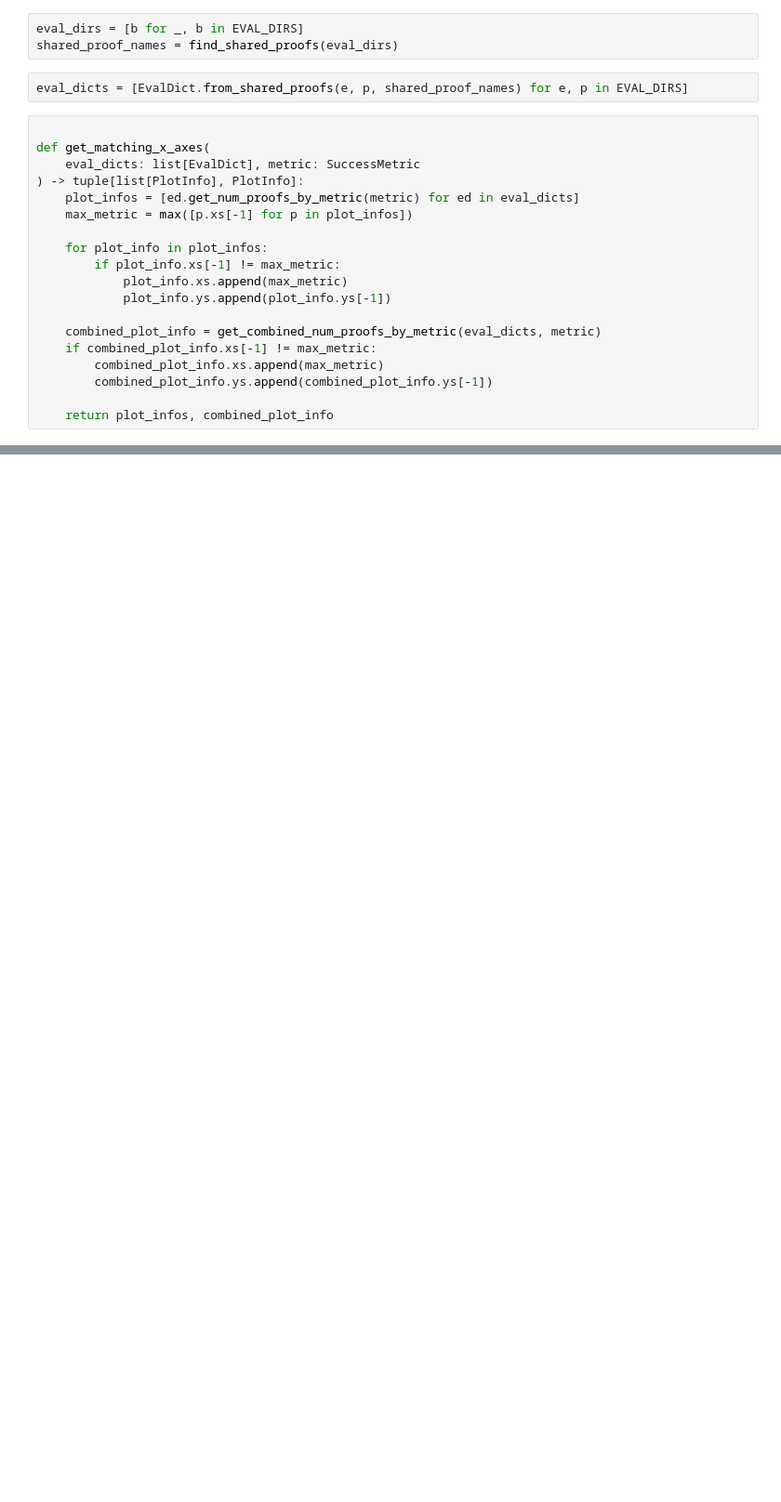
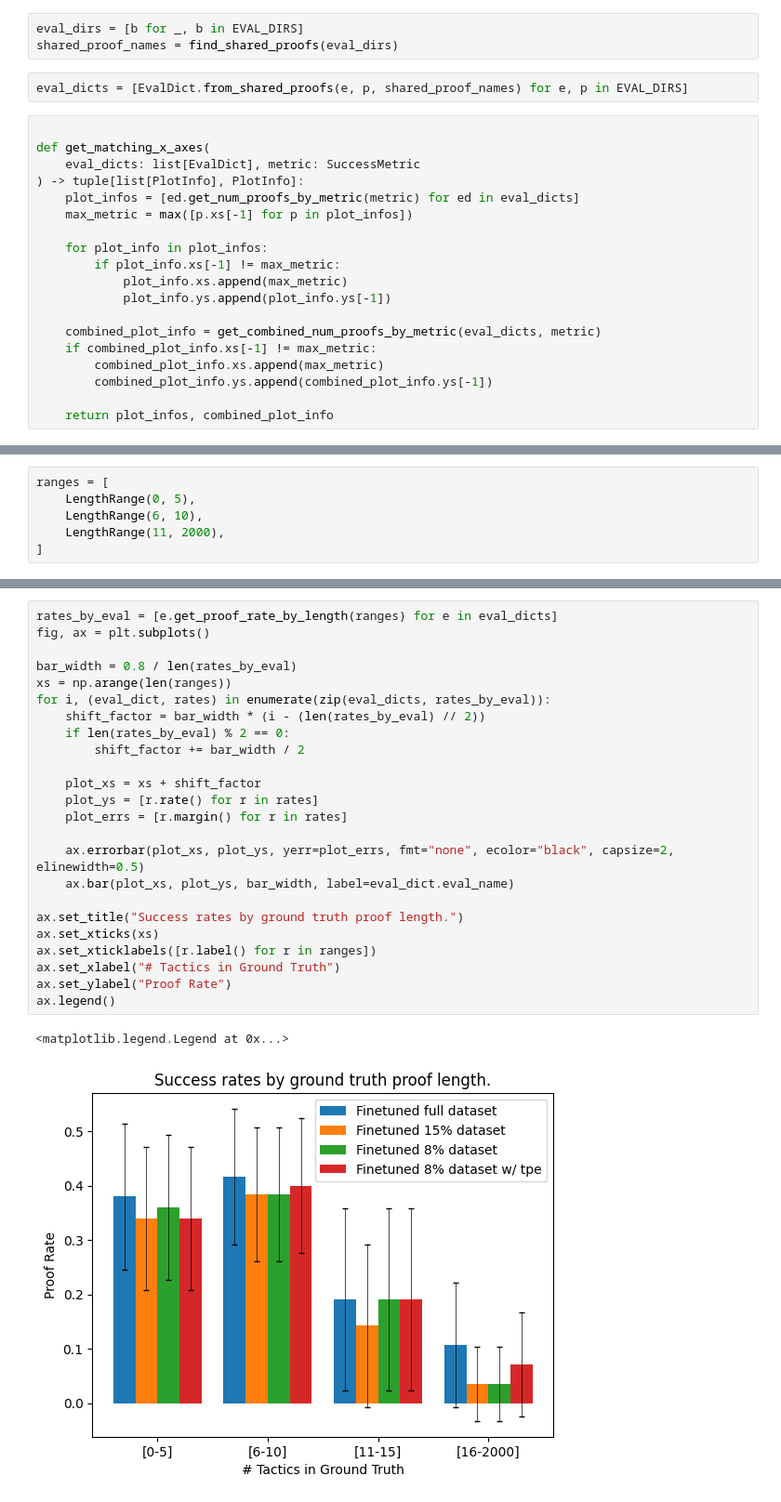
Before and after one commit to rkthomps/coq-modeling, a Jupyter notebook: notebooks/evaluation/plot_eval.ipynb, the cells around one changed output, grey strips where cells are left out. Shown at 93% size. Cells and saved outputs as stored; diff of their text form; blank space fills up the shorter version.

Commit message:
Add accuracy by ground truth length to evaluation

```diff
--- a/notebooks/evaluation/plot_eval.ipynb
+++ b/notebooks/evaluation/plot_eval.ipynb
@@ -92,0 +91,6 @@ get_shortest_failed_proof(EVAL_DIRS, "/home/ubuntu/coq-modeling/failed-examples"
+# %%
+ranges = [
+    LengthRange(0, 5),
+    LengthRange(6, 10),
+    LengthRange(11, 2000),
+]
@@ -92,0 +111,27 @@ get_shortest_failed_proof(EVAL_DIRS, "/home/ubuntu/coq-modeling/failed-examples"
+# %%
+rates_by_eval = [e.get_proof_rate_by_length(ranges) for e in eval_dicts]
+fig, ax = plt.subplots()
+
+bar_width = 0.8 / len(rates_by_eval)
+xs = np.arange(len(ranges))
+for i, (eval_dict, rates) in enumerate(zip(eval_dicts, rates_by_eval)):
+    shift_factor = bar_width * (i - (len(rates_by_eval) // 2))
+    if len(rates_by_eval) % 2 == 0:
+        shift_factor += bar_width / 2
+
+    plot_xs = xs + shift_factor
+    plot_ys = [r.rate() for r in rates]
+    plot_errs = [r.margin() for r in rates]
+
+    ax.errorbar(plot_xs, plot_ys, yerr=plot_errs, fmt="none", ecolor="black", capsize=2, elinewidth=0.5)
+    ax.bar(plot_xs, plot_ys, bar_width, label=eval_dict.eval_name)
+
+ax.set_title("Success rates by ground truth proof length.")
+ax.set_xticks(xs)
+ax.set_xticklabels([r.label() for r in ranges])
+ax.set_xlabel("# Tactics in Ground Truth")
+ax.set_ylabel("Proof Rate")
+ax.legend()
+# %% [output]
+<matplotlib.legend.Legend at 0x...>
+[figure, added]
```
Also changed, not shown: parts of 10 cells of this notebook, 1 other file.
